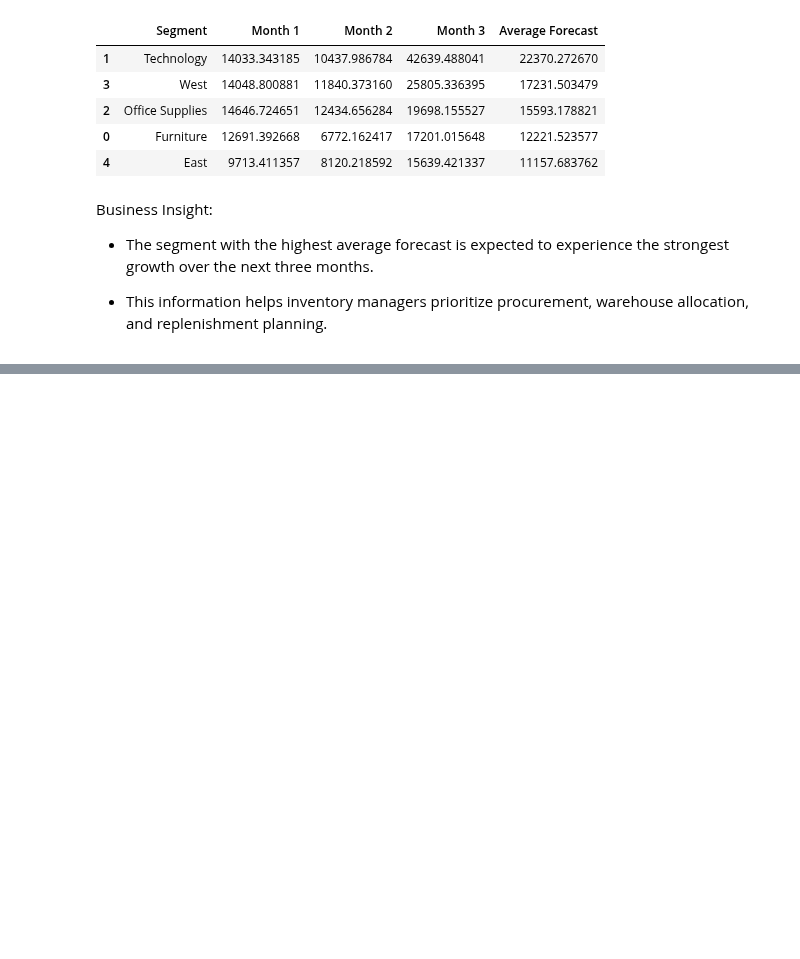
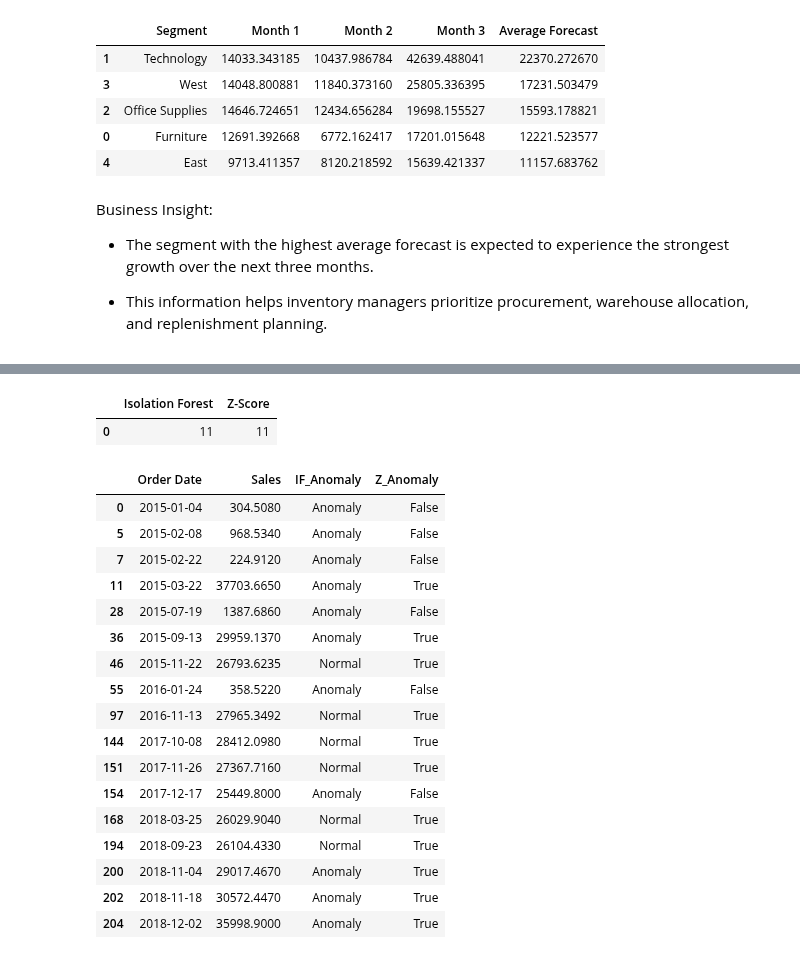
Before and after one commit to Aanya2806/sales-demand-intelligence-system, a Jupyter notebook: analysis.ipynb, the cells around one changed output, grey strips where cells are left out. Saved outputs shown, nothing was run; the diff lists cells and outputs as text; code cells hidden in the pictures; blank space fills up the shorter version.

```diff
--- a/analysis.ipynb
+++ b/analysis.ipynb
@@ -1401,0 +1551,43 @@ Business Insight:
+# %%
+#Compare both methods
+
+comparison = pd.DataFrame({
+    "Isolation Forest": [
+        (weekly_sales["IF_Anomaly"]=="Anomaly").sum()
+    ],
+    "Z-Score": [
+        weekly_sales["Z_Anomaly"].sum()
+    ]
+})
+
+comparison
+# %% [output]
+|  | Isolation Forest | Z-Score |
+| 0 | 11 | 11 |
+# %%
+#Show detected anomalies
+
+weekly_sales[
+    (weekly_sales["IF_Anomaly"]=="Anomaly")
+    |
+    (weekly_sales["Z_Anomaly"])
+][["Order Date","Sales","IF_Anomaly","Z_Anomaly"]]
+# %% [output]
+|  | Order Date | Sales | IF_Anomaly | Z_Anomaly |
+| 0 | 2015-01-04 | 304.5080 | Anomaly | False |
+| 5 | 2015-02-08 | 968.5340 | Anomaly | False |
+| 7 | 2015-02-22 | 224.9120 | Anomaly | False |
+| 11 | 2015-03-22 | 37703.6650 | Anomaly | True |
+| 28 | 2015-07-19 | 1387.6860 | Anomaly | False |
+| 36 | 2015-09-13 | 29959.1370 | Anomaly | True |
+| 46 | 2015-11-22 | 26793.6235 | Normal | True |
+| 55 | 2016-01-24 | 358.5220 | Anomaly | False |
+| 97 | 2016-11-13 | 27965.3492 | Normal | True |
+| 144 | 2017-10-08 | 28412.0980 | Normal | True |
+| 151 | 2017-11-26 | 27367.7160 | Normal | True |
+| 154 | 2017-12-17 | 25449.8000 | Anomaly | False |
+| 168 | 2018-03-25 | 26029.9040 | Normal | True |
+| 194 | 2018-09-23 | 26104.4330 | Normal | True |
+| 200 | 2018-11-04 | 29017.4670 | Anomaly | True |
+| 202 | 2018-11-18 | 30572.4470 | Anomaly | True |
+| 204 | 2018-12-02 | 35998.9000 | Anomaly | True |
```
Also changed, not shown: parts of 13 cells of this notebook, 3 other files.
